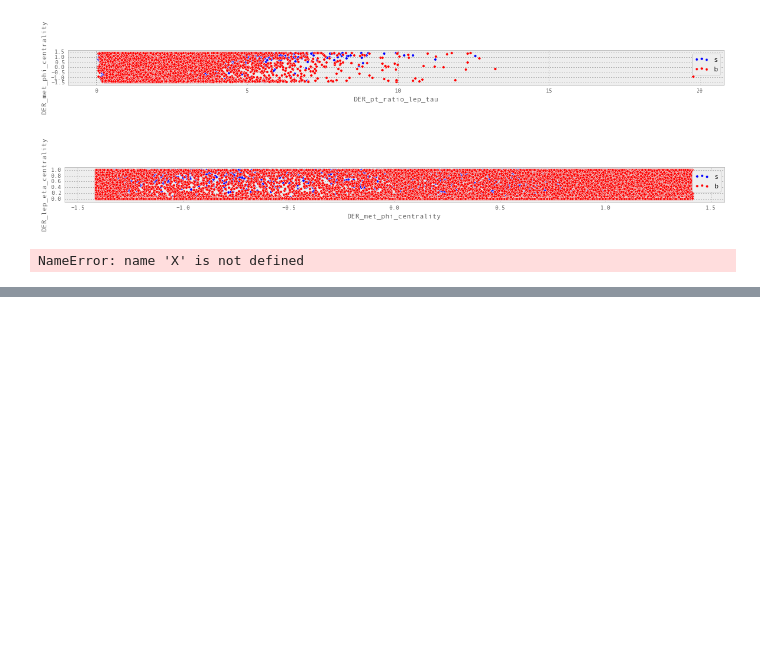
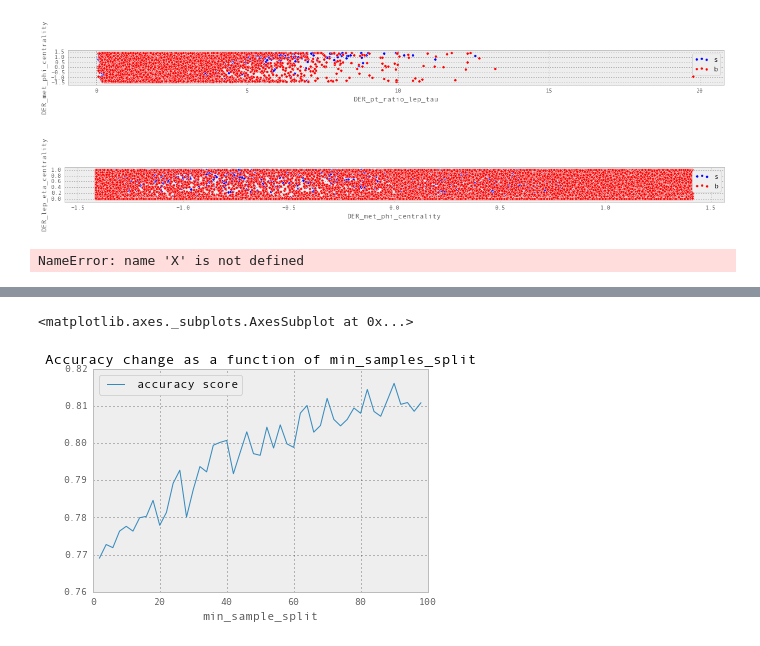
Before and after one commit to sshegheva/bag-of-algorithms, a Jupyter notebook: analysis/notebooks/decision-trees.ipynb, the cells around one changed output, grey strips where cells are left out. Cells and saved outputs as stored; diff of their text form; code cells hidden in the pictures; blank space fills up the shorter version.

```diff
--- a/analysis/notebooks/decision-trees.ipynb
+++ b/analysis/notebooks/decision-trees.ipynb
@@ -90,0 +117,5 @@ NameError: name 'X' is not defined
+# %%
+df.plot(title='Accuracy change as a function of min_samples_split')
+# %% [output]
+<matplotlib.axes._subplots.AxesSubplot at 0x...>
+[figure, added]
```
Also changed, not shown: parts of 9 cells of this notebook, 2 other files.
